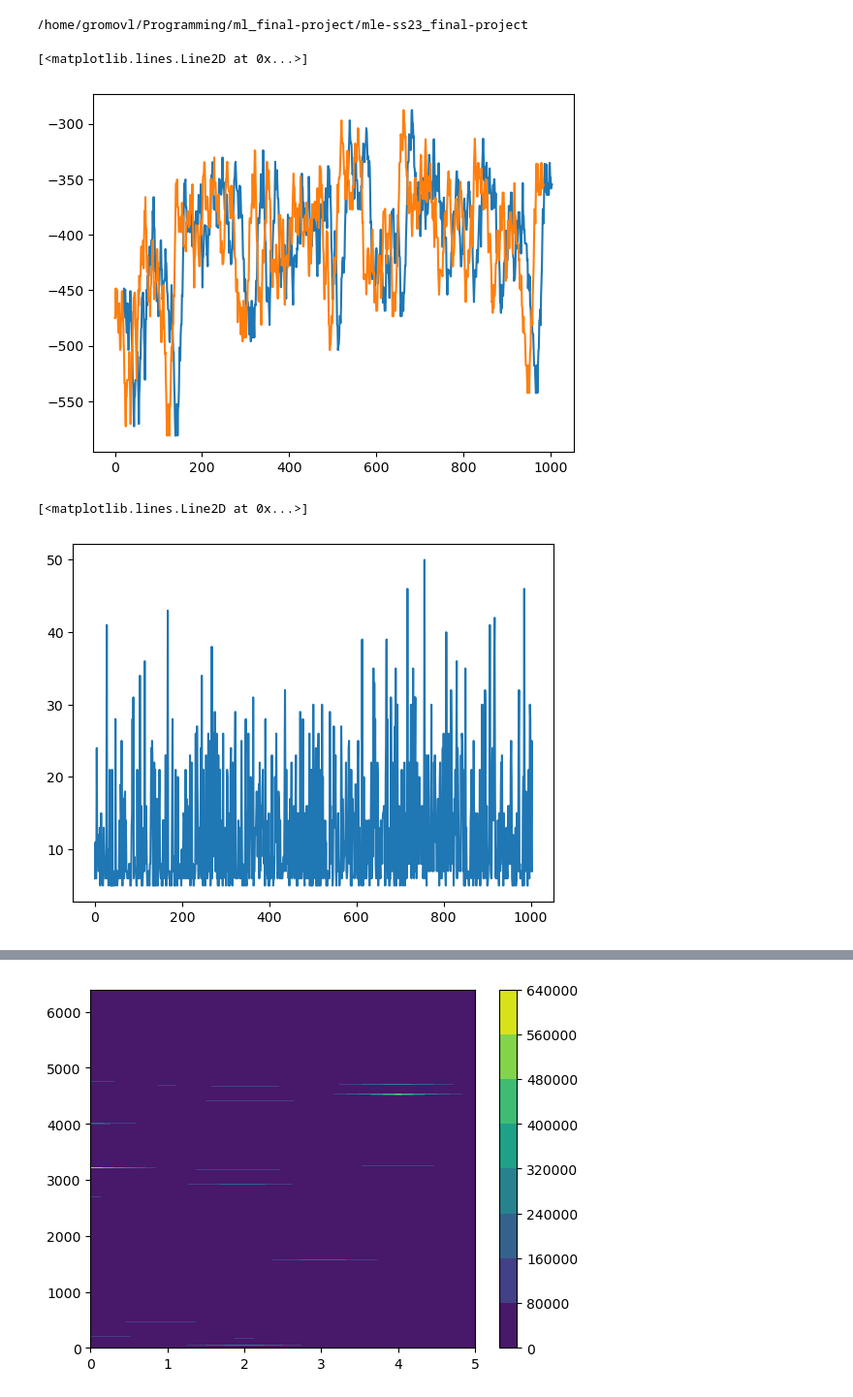
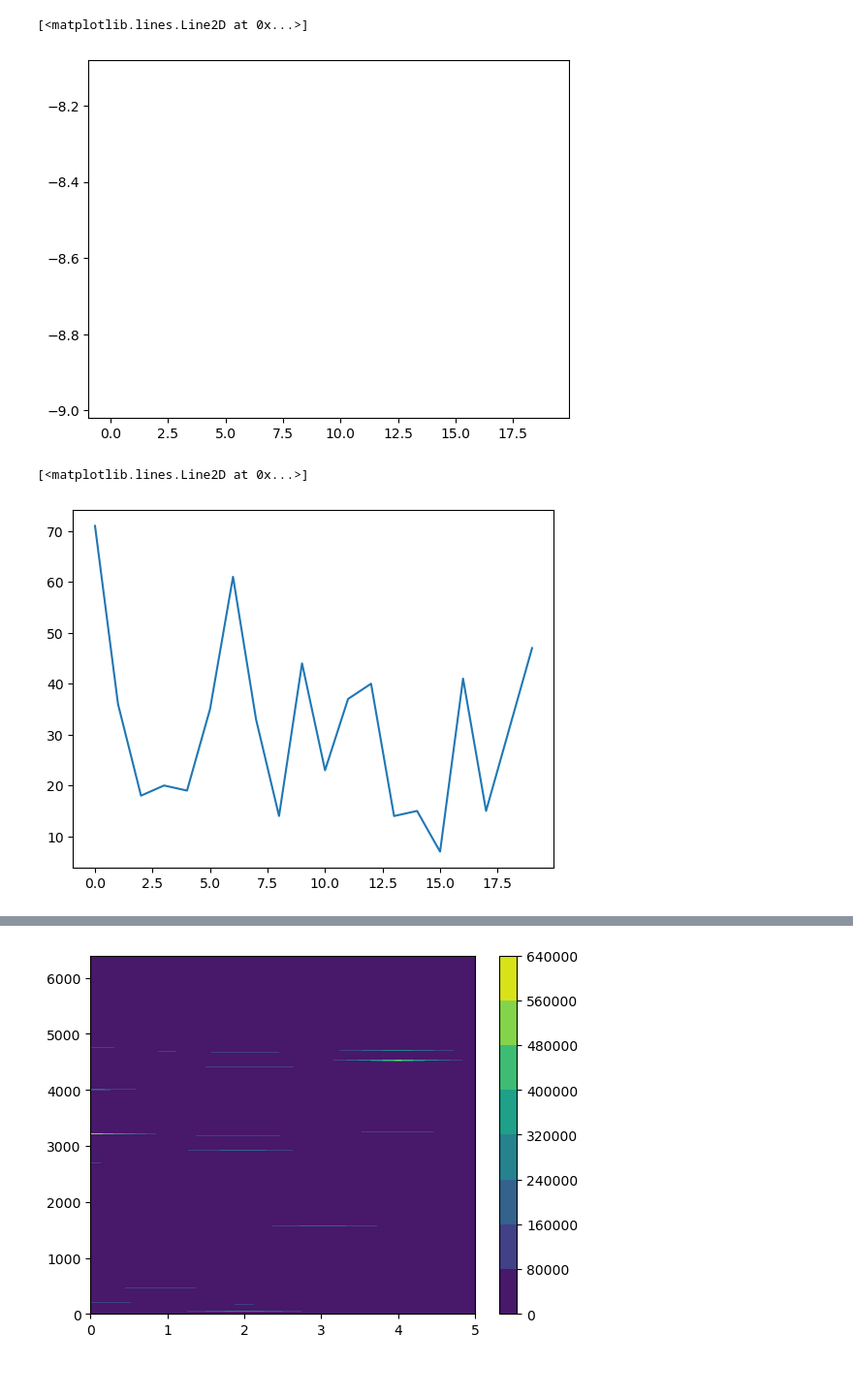
Before and after one commit to Schlevidon/mle-ss23_final-project, a Jupyter notebook: agent_code/qtable_agent/stats.ipynb, the cells around one changed output, grey strips where cells are left out. Shown at 97% size. Cells and saved outputs as stored; diff of their text form; code cells hidden in the pictures.

```diff
--- a/agent_code/qtable_agent/stats.ipynb
+++ b/agent_code/qtable_agent/stats.ipynb
@@ -5,36 +1,37 @@
 # %%
 import os
 import pickle
 
 import pandas as pd
 import numpy as np
+import sys
 
 from matplotlib import pyplot as plt
-print(os.getcwd())
 from helper import Stats
-
-stat_dir = "agent_code/qtable_agent/stats/2023-09-15_16-04-16-118001.pkl"
+here = os.getcwd().replace('\\', '/')
+main_path = '/'.join(here.split('/')[:-2])
+stat_dir = "./stats/2023-09-17_23-55-31-153978.pkl"
+sys.path.append(main_path)
 
 with open(stat_dir, "rb") as file:
     stats = pickle.load(file)
 
 round_rewards = pd.DataFrame(stats.round_reward_history)
 round_means = round_rewards.rolling(min_periods=None, window=20).mean()
 
 plt.plot(round_means)
 conv = np.convolve(round_rewards.to_numpy().squeeze(), np.ones(20)/20, mode='valid')
 
 plt.plot(conv)
 # %% [output]
-/home/gromovl/Programming/ml_final-project/mle-ss23_final-project
+[<matplotlib.lines.Line2D at 0x...>]
-[<matplotlib.lines.Line2D at 0x...>]
-[figure, old version]
+[figure, new version]
 # %%
 round_length = stats.round_length_history
 plt.plot(round_length)
 # %% [output]
 [<matplotlib.lines.Line2D at 0x...>]
-[figure, old version]
+[figure, new version]
 # %%
 round_scores = stats.round_score_history
 plt.plot(round_scores)
```
Also changed, not shown: parts of 3 cells of this notebook, 7 other files.
